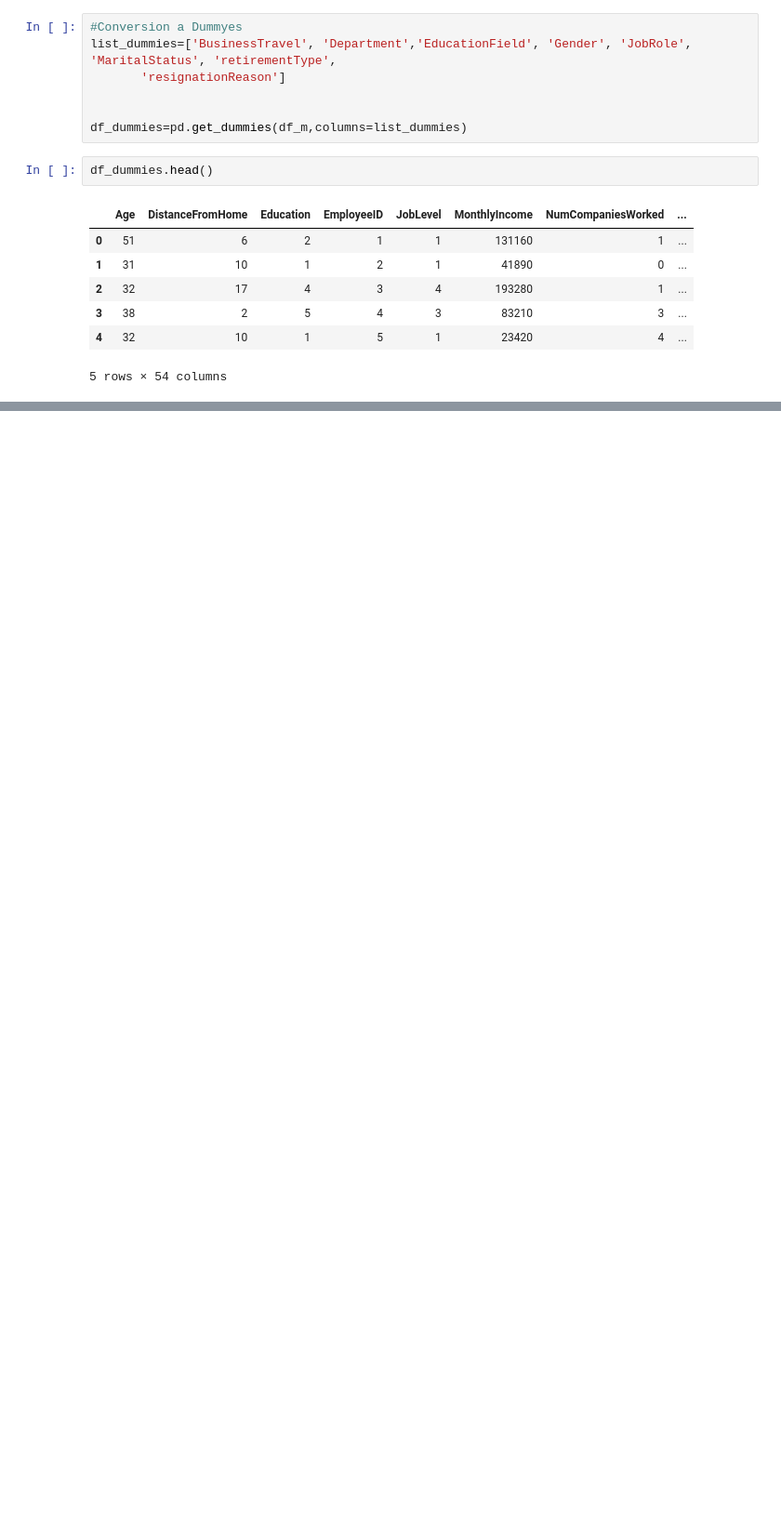
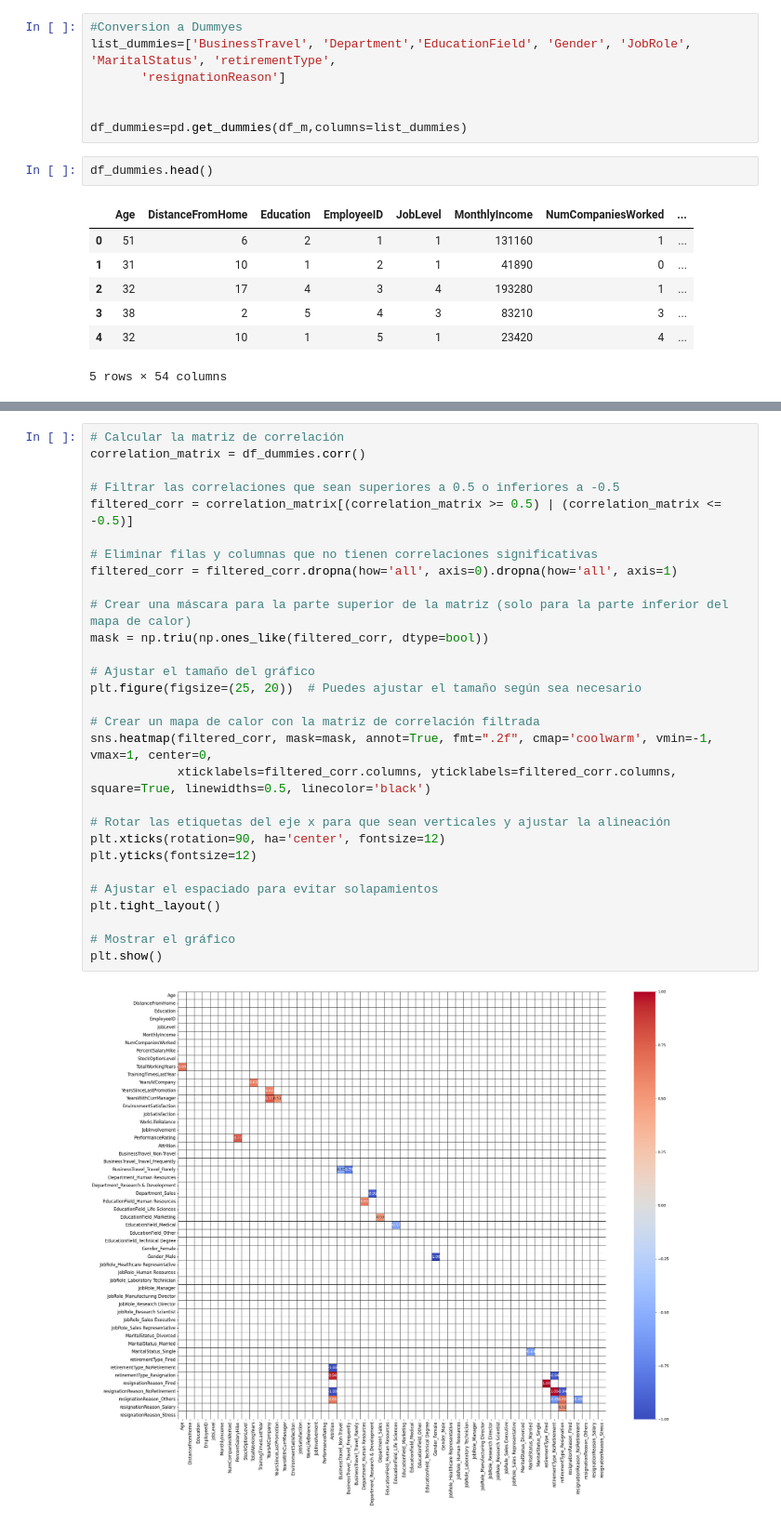
Before and after one commit to osiris-contreras/Anal-tica-en-Recursos-Humanos, a Jupyter notebook: modelos.ipynb, the cells around one changed output, grey strips where cells are left out. Shown at 93% size. Drawn from its saved outputs; the diff is of its cells as text; blank space fills up the shorter version.

Commit message:
Matriz de correlacion

```diff
--- a/modelos.ipynb
+++ b/modelos.ipynb
@@ -151,0 +187,31 @@ df_dummies.head()
+# %%
+# Calcular la matriz de correlación
+correlation_matrix = df_dummies.corr()
+
+# Filtrar las correlaciones que sean superiores a 0.5 o inferiores a -0.5
+filtered_corr = correlation_matrix[(correlation_matrix >= 0.5) | (correlation_matrix <= -0.5)]
+
+# Eliminar filas y columnas que no tienen correlaciones significativas
+filtered_corr = filtered_corr.dropna(how='all', axis=0).dropna(how='all', axis=1)
+
+# Crear una máscara para la parte superior de la matriz (solo para la parte inferior del mapa de calor)
+mask = np.triu(np.ones_like(filtered_corr, dtype=bool))
+
+# Ajustar el tamaño del gráfico
+plt.figure(figsize=(25, 20))  # Puedes ajustar el tamaño según sea necesario
+
+# Crear un mapa de calor con la matriz de correlación filtrada
+sns.heatmap(filtered_corr, mask=mask, annot=True, fmt=".2f", cmap='coolwarm', vmin=-1, vmax=1, center=0,
+            xticklabels=filtered_corr.columns, yticklabels=filtered_corr.columns, square=True, linewidths=0.5, linecolor='black')
+
+# Rotar las etiquetas del eje x para que sean verticales y ajustar la alineación
+plt.xticks(rotation=90, ha='center', fontsize=12)
+plt.yticks(fontsize=12)
+
+# Ajustar el espaciado para evitar solapamientos
+plt.tight_layout()
+
+# Mostrar el gráfico
+plt.show()
+# %% [output]
+[figure, added]
```
Also changed, not shown: parts of 8 cells of this notebook.
